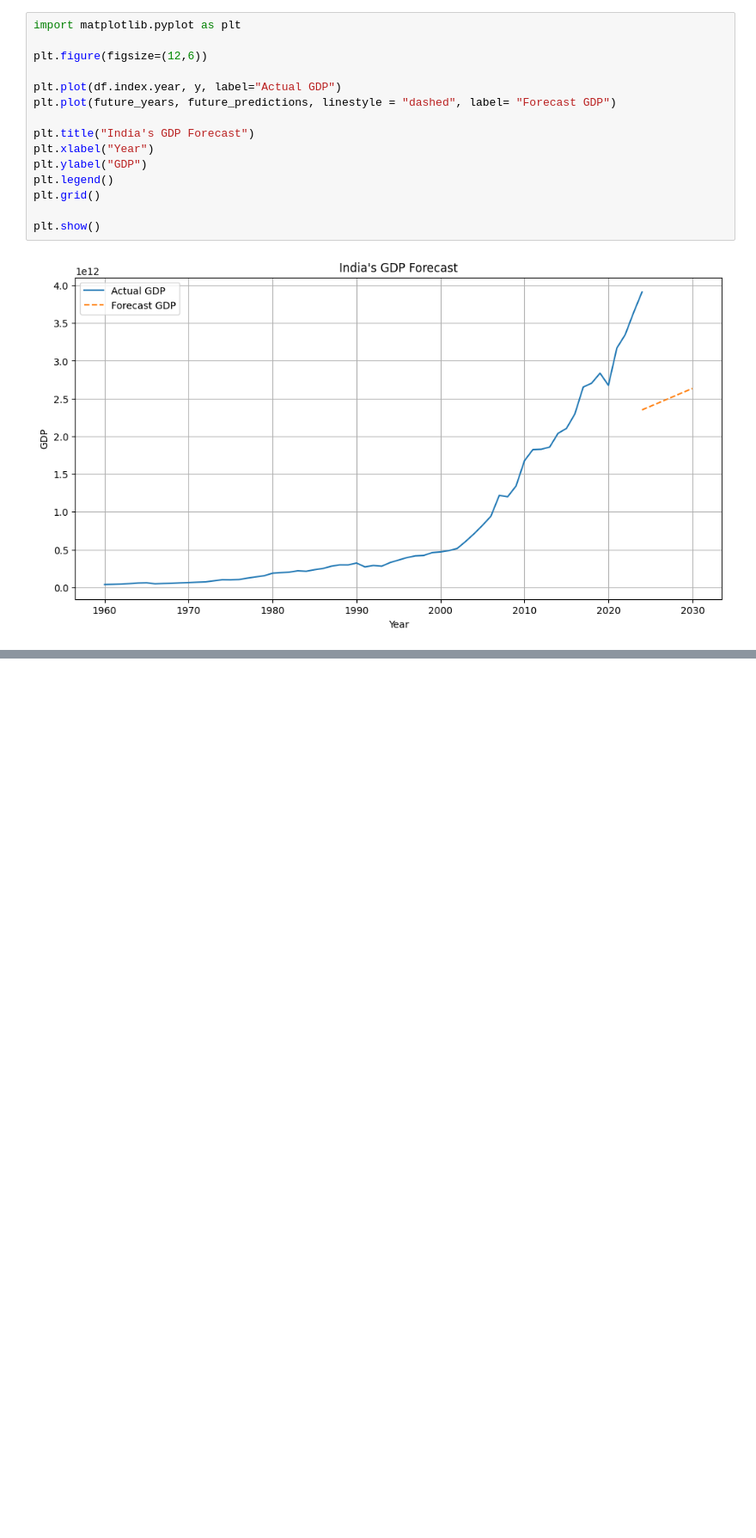
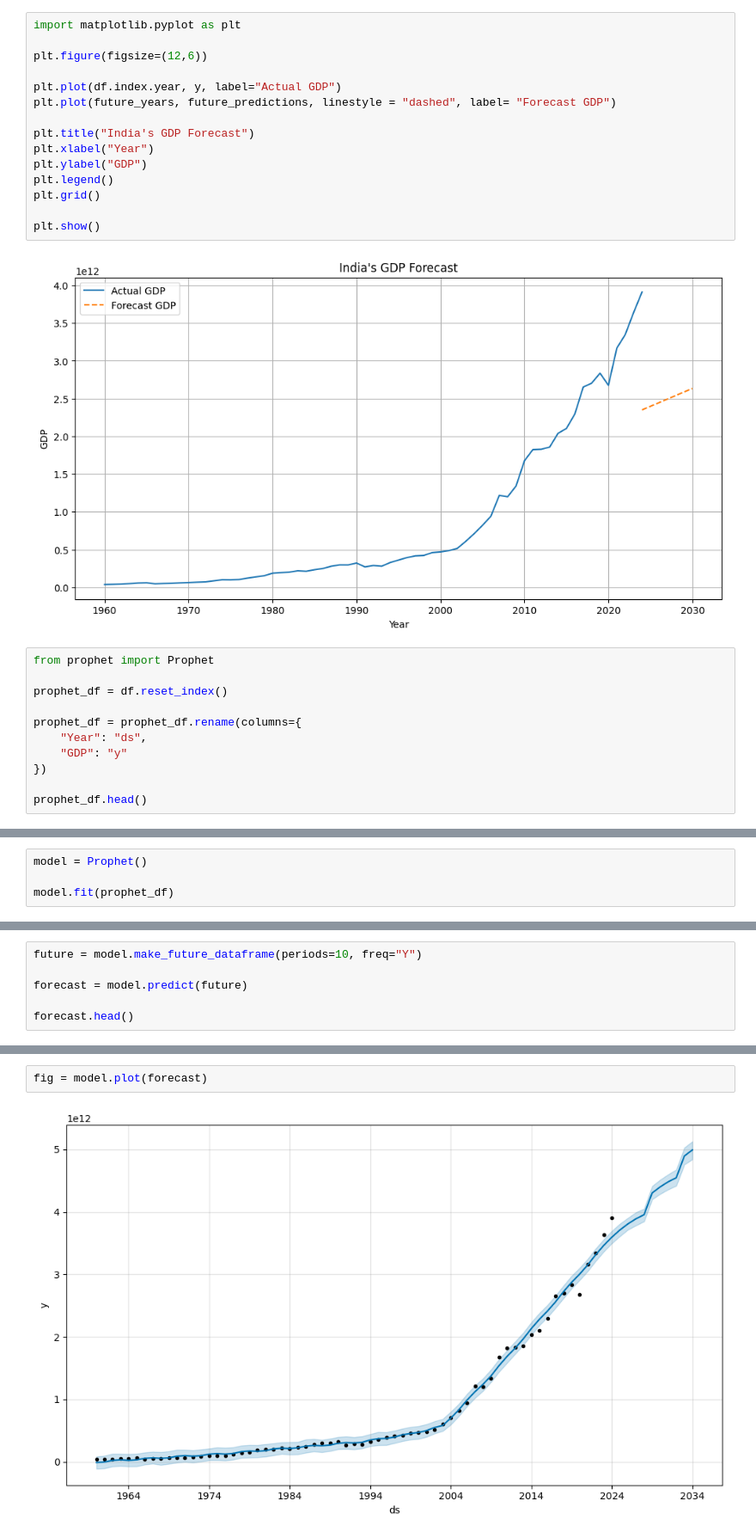
Before and after one commit to Sudhanva05/India-gdp-analysis, a Jupyter notebook: 03_gdp_forecasting.ipynb, the cells around one changed output, grey strips where cells are left out. Shown at 86% size. Saved outputs shown, nothing was run; the diff lists cells and outputs as text; blank space fills up the shorter version.

Commit message:
Added GDP forecasting using Prophet model

```diff
--- a/03_gdp_forecasting.ipynb
+++ b/03_gdp_forecasting.ipynb
@@ -58,3 +58,14 @@ plt.grid()
 plt.show()
 # %% [output]
 [figure]
+# %%
+from prophet import Prophet
+
+prophet_df = df.reset_index()
+
+prophet_df = prophet_df.rename(columns={
+    "Year": "ds",
+    "GDP": "y"
+})
+
+prophet_df.head()
@@ -60,0 +80,4 @@ plt.show()
+# %%
+model = Prophet()
+
+model.fit(prophet_df)
@@ -60,0 +88,6 @@ plt.show()
+# %%
+future = model.make_future_dataframe(periods=10, freq="Y")
+
+forecast = model.predict(future)
+
+forecast.head()
@@ -60,0 +101,4 @@ plt.show()
+# %%
+fig = model.plot(forecast)
+# %% [output]
+[figure, added]
```
Also changed, not shown: parts of 4 cells of this notebook.
